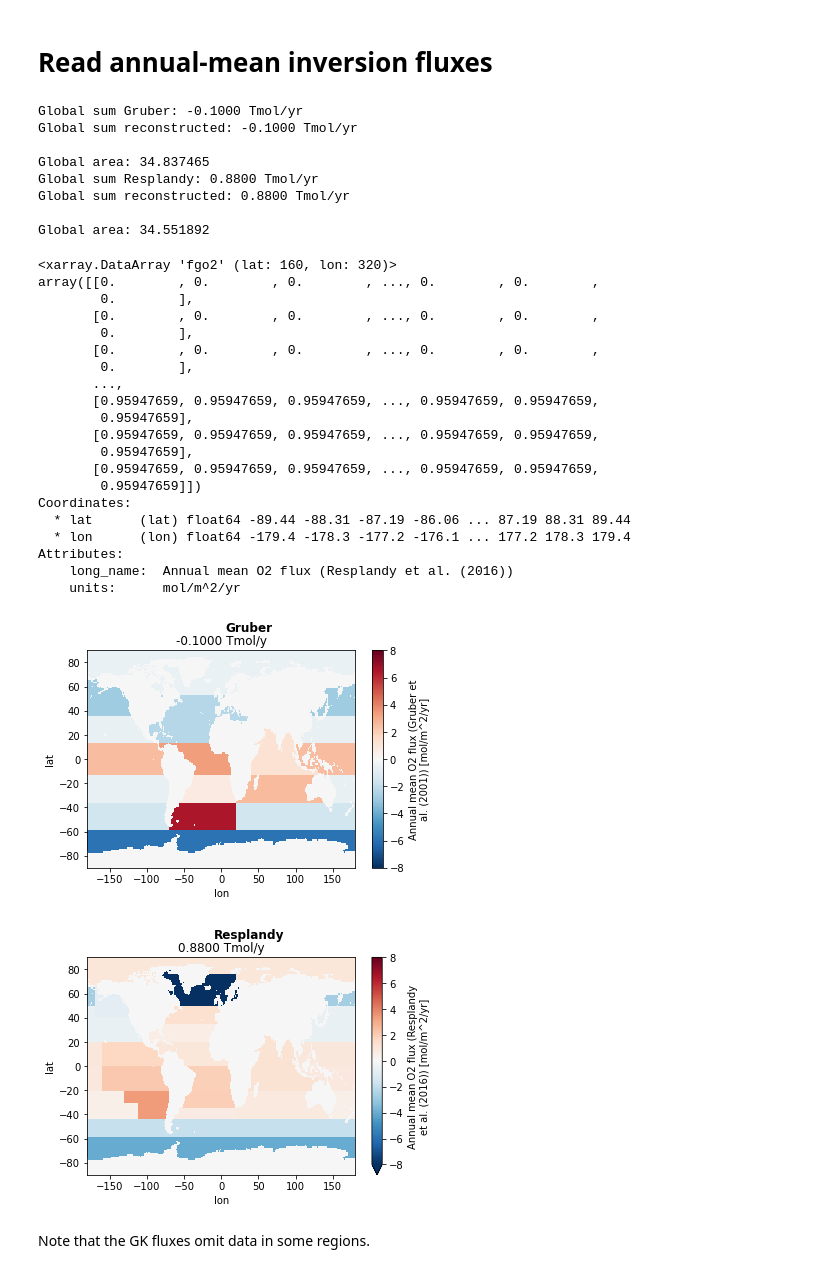
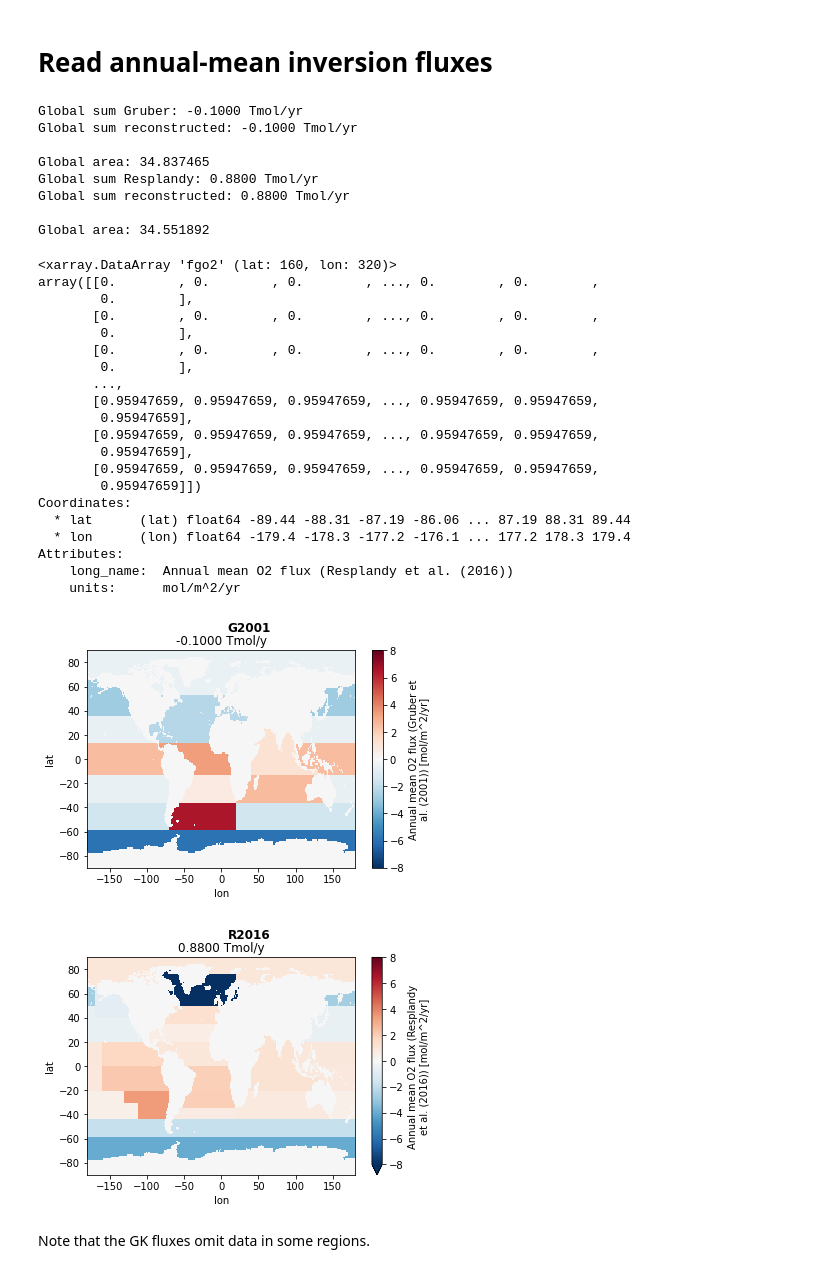
Before and after one commit to matt-long/sno-analysis, a Jupyter notebook: notebooks/_fgo2_gk2001.ipynb, the cells around one changed output. Cells and saved outputs as stored; diff of their text form; code cells hidden in the pictures.

```diff
--- a/notebooks/_fgo2_gk2001.ipynb
+++ b/notebooks/_fgo2_gk2001.ipynb
@@ -148,7 +148,7 @@ dsets_ann = {}
 
 x, y = np.meshgrid(ds.lon, ds.lat)
 
-for product in ["Gruber", "Resplandy"]:
+for product in ["G2001", "R2016"]:
     ds_ann = fgo2_gk2001.open_inversion_annual_flux(product, gk_grid=True)
 
     glb_sum = (ds_ann.fgo2 * ds_ann.area).sum() * 1e-12
@@ -166,34 +166,34 @@ ds_ann.fgo2
 # %% [output]
 Global sum Gruber: -0.1000 Tmol/yr
 Global sum reconstructed: -0.1000 Tmol/yr
 
 Global area: 34.837465
 Global sum Resplandy: 0.8800 Tmol/yr
 Global sum reconstructed: 0.8800 Tmol/yr
 
 Global area: 34.551892
 <xarray.DataArray 'fgo2' (lat: 160, lon: 320)>
 array([[0.        , 0.        , 0.        , ..., 0.        , 0.        ,
         0.        ],
        [0.        , 0.        , 0.        , ..., 0.        , 0.        ,
         0.        ],
        [0.        , 0.        , 0.        , ..., 0.        , 0.        ,
         0.        ],
        ...,
        [0.95947659, 0.95947659, 0.95947659, ..., 0.95947659, 0.95947659,
         0.95947659],
        [0.95947659, 0.95947659, 0.95947659, ..., 0.95947659, 0.95947659,
         0.95947659],
        [0.95947659, 0.95947659, 0.95947659, ..., 0.95947659, 0.95947659,
         0.95947659]])
 Coordinates:
   * lat      (lat) float64 -89.44 -88.31 -87.19 -86.06 ... 87.19 88.31 89.44
   * lon      (lon) float64 -179.4 -178.3 -177.2 -176.1 ... 177.2 178.3 179.4
 Attributes:
     long_name:  Annual mean O2 flux (Resplandy et al. (2016))
     units:      mol/m^2/yr
 [figure]
-[figure, old version]
+[figure, new version]
 # %% [markdown]
 Note that the GK fluxes omit data in some regions.
 # %%
```
Also changed, not shown: parts of 7 cells of this notebook, 3 other files.
